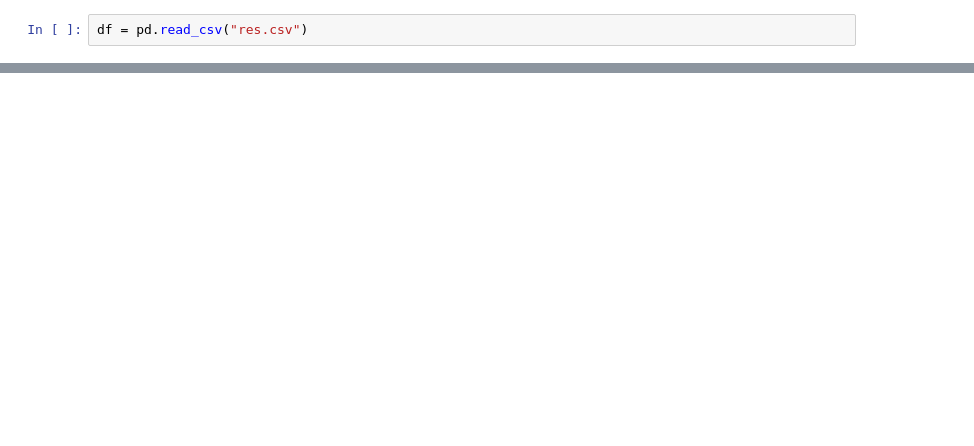
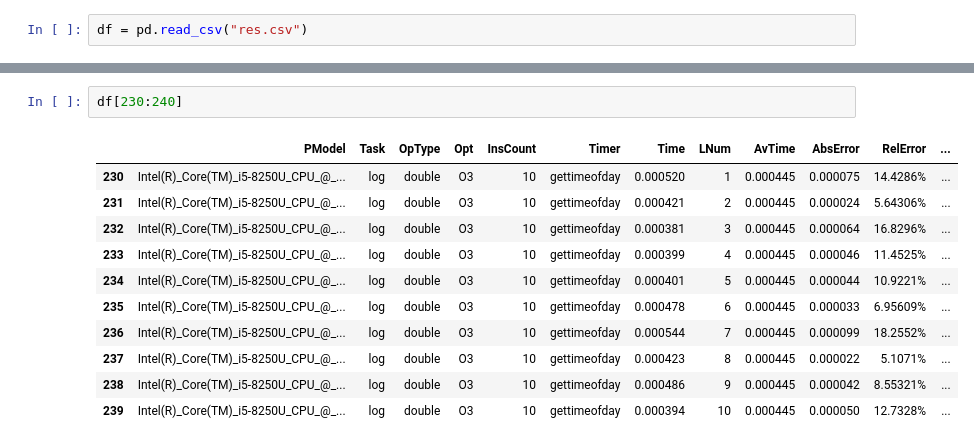
Before and after one commit to kiryu-dev/computing-systems, a Jupyter notebook: Computer System Architecture/Practice/lab-2/plots.ipynb, the cells around one changed output, grey strips where cells are left out. Drawn from its saved outputs; the diff is of its cells as text; blank space fills up the shorter version.

```diff
--- a/Computer System Architecture/Practice/lab-2/plots.ipynb
+++ b/Computer System Architecture/Practice/lab-2/plots.ipynb
@@ -39 +81,15 @@ x = dataset["LNum"][:20]
+# %%
+df[230:240]
+# %% [output]
+|  | PModel | Task | OpType | Opt | InsCount | Timer | Time | LNum | AvTime | AbsError | RelError | ... |
+| 230 | Intel(R)_Core(TM)_i5-8250U_CPU_@_... | log | double | O3 | 10 | gettimeofday | 0.000520 | 1 | 0.000445 | 0.000075 | 14.4286% | ... |
+| 231 | Intel(R)_Core(TM)_i5-8250U_CPU_@_... | log | double | O3 | 10 | gettimeofday | 0.000421 | 2 | 0.000445 | 0.000024 | 5.64306% | ... |
+| 232 | Intel(R)_Core(TM)_i5-8250U_CPU_@_... | log | double | O3 | 10 | gettimeofday | 0.000381 | 3 | 0.000445 | 0.000064 | 16.8296% | ... |
+| 233 | Intel(R)_Core(TM)_i5-8250U_CPU_@_... | log | double | O3 | 10 | gettimeofday | 0.000399 | 4 | 0.000445 | 0.000046 | 11.4525% | ... |
+| 234 | Intel(R)_Core(TM)_i5-8250U_CPU_@_... | log | double | O3 | 10 | gettimeofday | 0.000401 | 5 | 0.000445 | 0.000044 | 10.9221% | ... |
+| 235 | Intel(R)_Core(TM)_i5-8250U_CPU_@_... | log | double | O3 | 10 | gettimeofday | 0.000478 | 6 | 0.000445 | 0.000033 | 6.95609% | ... |
+| 236 | Intel(R)_Core(TM)_i5-8250U_CPU_@_... | log | double | O3 | 10 | gettimeofday | 0.000544 | 7 | 0.000445 | 0.000099 | 18.2552% | ... |
+| 237 | Intel(R)_Core(TM)_i5-8250U_CPU_@_... | log | double | O3 | 10 | gettimeofday | 0.000423 | 8 | 0.000445 | 0.000022 | 5.1071% | ... |
+| 238 | Intel(R)_Core(TM)_i5-8250U_CPU_@_... | log | double | O3 | 10 | gettimeofday | 0.000486 | 9 | 0.000445 | 0.000042 | 8.55321% | ... |
+| 239 | Intel(R)_Core(TM)_i5-8250U_CPU_@_... | log | double | O3 | 10 | gettimeofday | 0.000394 | 10 | 0.000445 | 0.000050 | 12.7328% | ... |
 # %%
```
Also changed, not shown: parts of 9 cells of this notebook, 17 other files.
